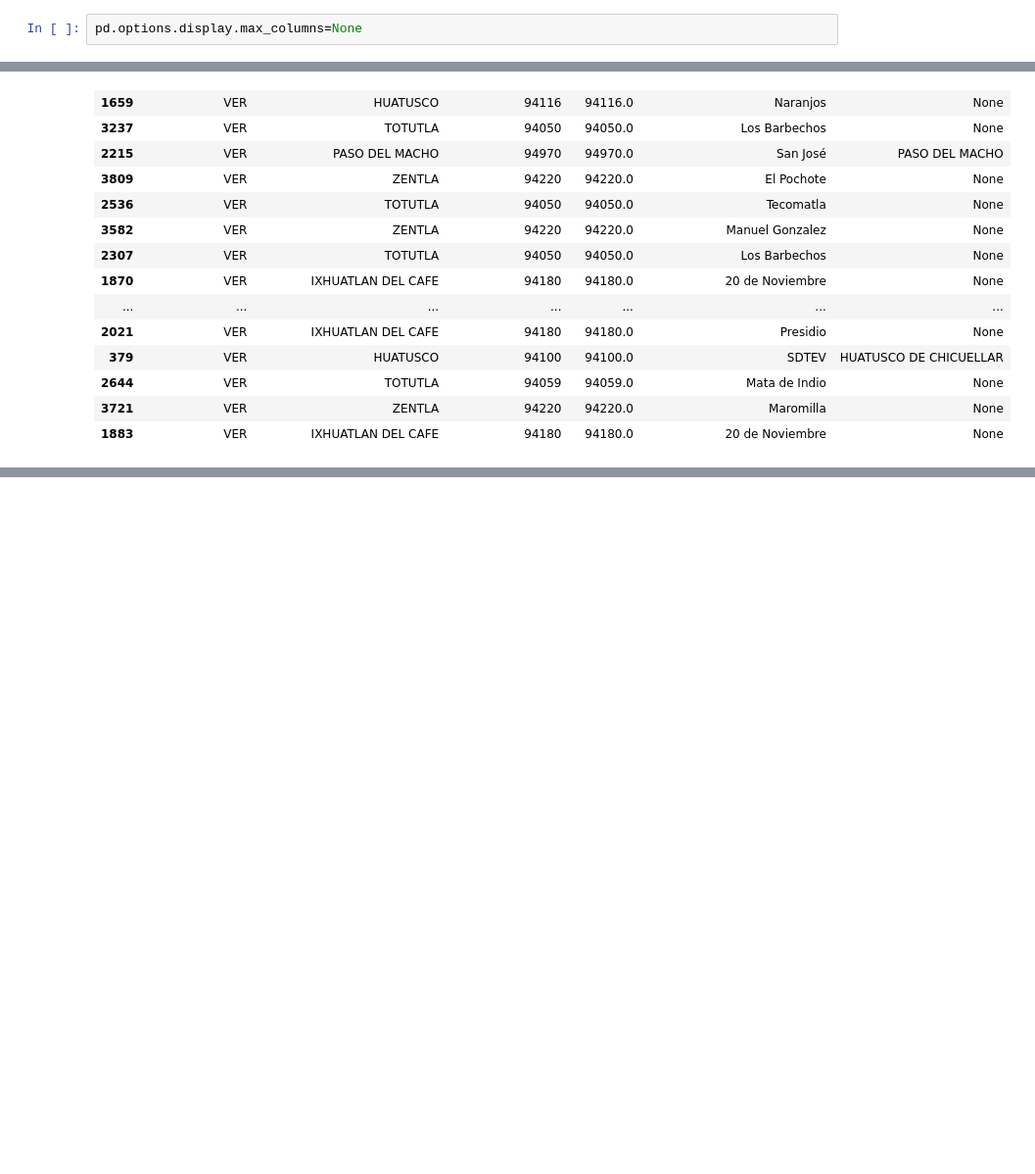
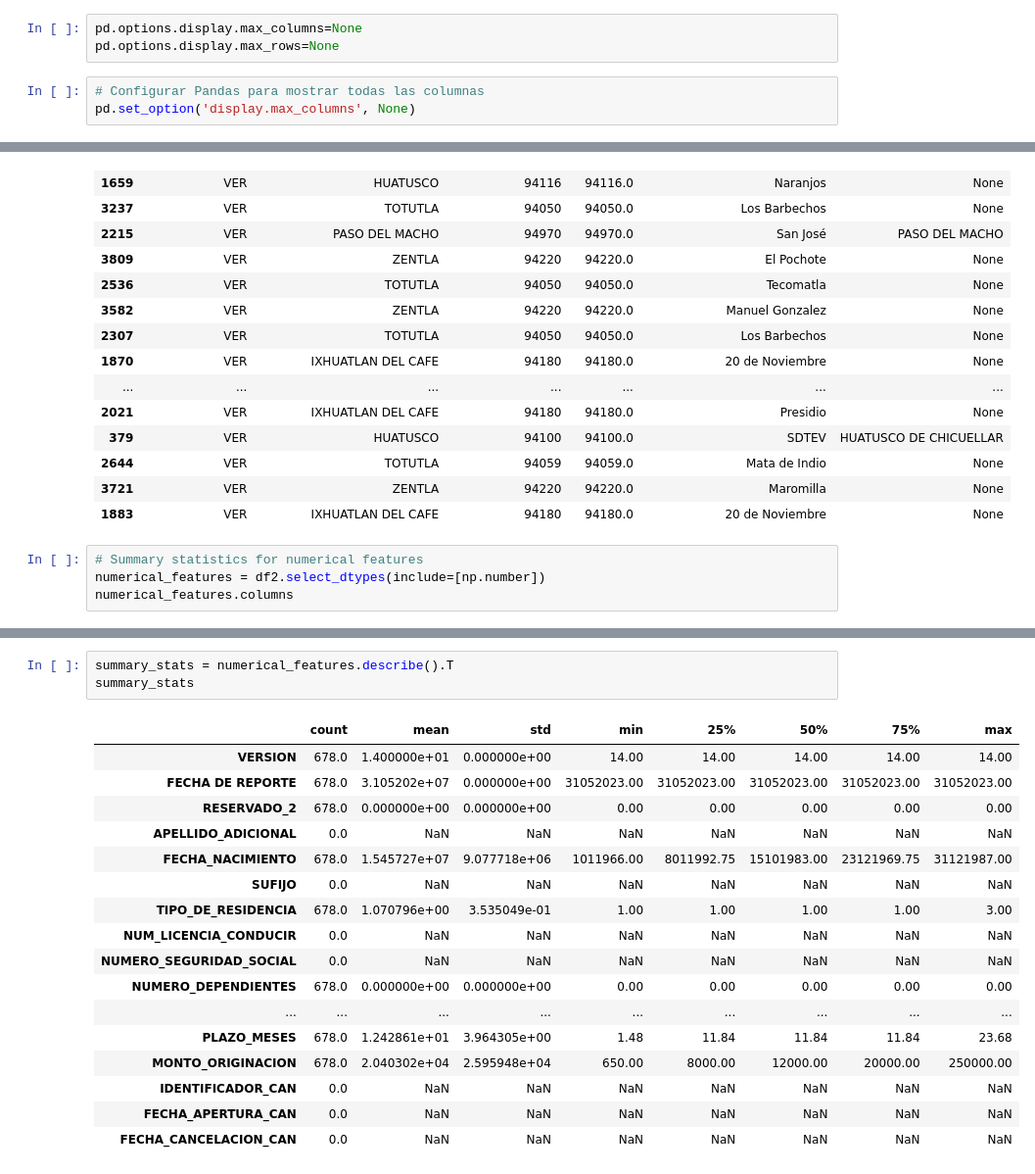
Before and after one commit to guamoshtli/Pandas, a Jupyter notebook: codigo_postal.ipynb, the cells around one changed output, grey strips where cells are left out. Shown: that part at 98% size. Cells and saved outputs as stored; diff of their text form; blank space fills up the shorter version.

```diff
--- a/codigo_postal.ipynb
+++ b/codigo_postal.ipynb
@@ -52,6 +52,10 @@ See the caveats in the documentation: https://pandas.pydata.org/pandas-docs/stab
 10084 rows × 3 columns
 # %%
 pd.options.display.max_columns=None
+pd.options.display.max_rows=None
+# %%
+# Configurar Pandas para mostrar todas las columnas
+pd.set_option('display.max_columns', None)
 # %%
 df2 = pd.read_excel('./BURO_HUATUSCO_31052023.xlsx')
 df2.sample(3)
@@ -92,3 +174,7 @@ datos.sample(30)
 | 2644 | VER | TOTUTLA | 94059 | 94059.0 | Mata de Indio | None |
 | 3721 | VER | ZENTLA | 94220 | 94220.0 | Maromilla | None |
 | 1883 | VER | IXHUATLAN DEL CAFE | 94180 | 94180.0 | 20 de Noviembre | None |
+# %%
+# Summary statistics for numerical features
+numerical_features = df2.select_dtypes(include=[np.number])
+numerical_features.columns
@@ -94,0 +201,21 @@ datos.sample(30)
+# %%
+summary_stats = numerical_features.describe().T
+summary_stats
+# %% [output]
+|  | count | mean | std | min | 25% | 50% | 75% | max |
+| VERSION | 678.0 | 1.400000e+01 | 0.000000e+00 | 14.00 | 14.00 | 14.00 | 14.00 | 14.00 |
+| FECHA DE REPORTE | 678.0 | 3.105202e+07 | 0.000000e+00 | 31052023.00 | 31052023.00 | 31052023.00 | 31052023.00 | 31052023.00 |
+| RESERVADO_2 | 678.0 | 0.000000e+00 | 0.000000e+00 | 0.00 | 0.00 | 0.00 | 0.00 | 0.00 |
+| APELLIDO_ADICIONAL | 0.0 | NaN | NaN | NaN | NaN | NaN | NaN | NaN |
+| FECHA_NACIMIENTO | 678.0 | 1.545727e+07 | 9.077718e+06 | 1011966.00 | 8011992.75 | 15101983.00 | 23121969.75 | 31121987.00 |
+| SUFIJO | 0.0 | NaN | NaN | NaN | NaN | NaN | NaN | NaN |
+| TIPO_DE_RESIDENCIA | 678.0 | 1.070796e+00 | 3.535049e-01 | 1.00 | 1.00 | 1.00 | 1.00 | 3.00 |
+| NUM_LICENCIA_CONDUCIR | 0.0 | NaN | NaN | NaN | NaN | NaN | NaN | NaN |
+| NUMERO_SEGURIDAD_SOCIAL | 0.0 | NaN | NaN | NaN | NaN | NaN | NaN | NaN |
+| NUMERO_DEPENDIENTES | 678.0 | 0.000000e+00 | 0.000000e+00 | 0.00 | 0.00 | 0.00 | 0.00 | 0.00 |
+| ... | ... | ... | ... | ... | ... | ... | ... | ... |
+| PLAZO_MESES | 678.0 | 1.242861e+01 | 3.964305e+00 | 1.48 | 11.84 | 11.84 | 11.84 | 23.68 |
+| MONTO_ORIGINACION | 678.0 | 2.040302e+04 | 2.595948e+04 | 650.00 | 8000.00 | 12000.00 | 20000.00 | 250000.00 |
+| IDENTIFICADOR_CAN | 0.0 | NaN | NaN | NaN | NaN | NaN | NaN | NaN |
+| FECHA_APERTURA_CAN | 0.0 | NaN | NaN | NaN | NaN | NaN | NaN | NaN |
+| FECHA_CANCELACION_CAN | 0.0 | NaN | NaN | NaN | NaN | NaN | NaN | NaN |
```
Also changed, not shown: parts of 17 cells of this notebook.
